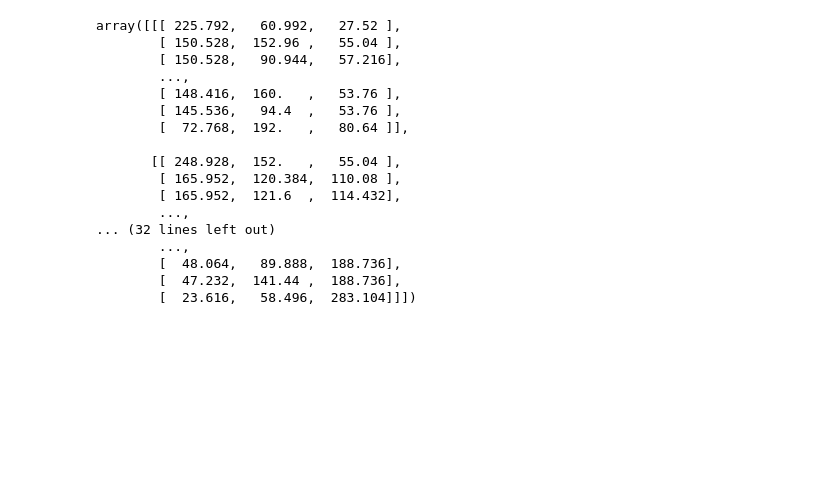
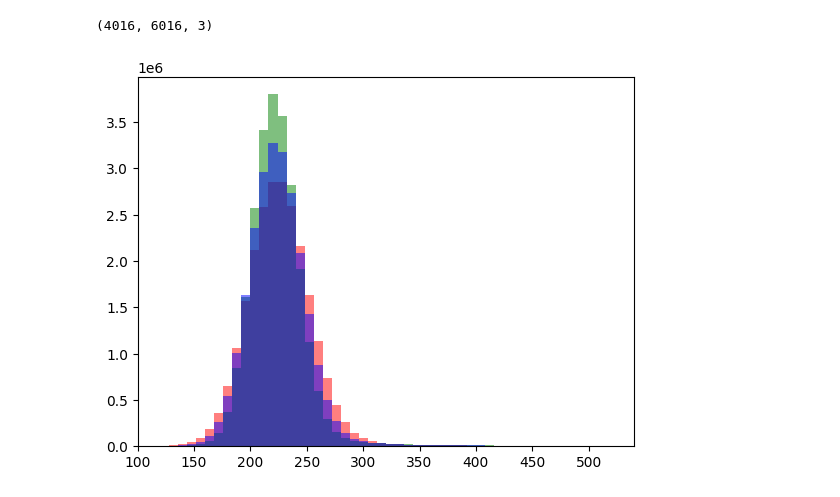
Before and after one commit to nasa-T/Astrophotography, a Jupyter notebook: image_coloring.ipynb, the cells around one changed output. Cells and saved outputs as stored; diff of their text form; code cells hidden in the pictures; blank space fills up the shorter version.

```diff
--- a/image_coloring.ipynb
+++ b/image_coloring.ipynb
@@ -258,20 +0,0 @@ array([[[ 1764.  ,   476.5 ,   215.  ],
-# %%
-dmBl_im/7.8125
-# %% [output]
-array([[[ 225.792,   60.992,   27.52 ],
-        [ 150.528,  152.96 ,   55.04 ],
-        [ 150.528,   90.944,   57.216],
-        ...,
-        [ 148.416,  160.   ,   53.76 ],
-        [ 145.536,   94.4  ,   53.76 ],
-        [  72.768,  192.   ,   80.64 ]],
-
-       [[ 248.928,  152.   ,   55.04 ],
-        [ 165.952,  120.384,  110.08 ],
-        [ 165.952,  121.6  ,  114.432],
-        ...,
-... (32 lines left out)
-        ...,
-        [  48.064,   89.888,  188.736],
-        [  47.232,  141.44 ,  188.736],
-        [  23.616,   58.496,  283.104]]])
@@ -277,0 +6,16 @@ array([[[ 225.792,   60.992,   27.52 ],
+# %%
+dat = fits.open('stacked_linear_fit.fits')[0].data
+# %%
+dat.shape
+# %% [output]
+(4016, 6016, 3)
+# %%
+wp = 400
+bp = 150
+# %%
+plt.hist(dat[:,:,0].flatten(), bins=50, range=(0.8*bp,wp*1.3), color='r',alpha=0.5);
+plt.hist(dat[:,:,1].flatten(), bins=50, range=(0.8*bp,wp*1.3), color='g',alpha=0.5);
+plt.hist(dat[:,:,2].flatten(), bins=50, range=(0.8*bp,wp*1.3), color='b',alpha=0.5);
+# range=(0.8*bp,wp*1.3)
+# %% [output]
+[figure, added]
```
Also changed, not shown: parts of 34 cells of this notebook, 5 other files.
